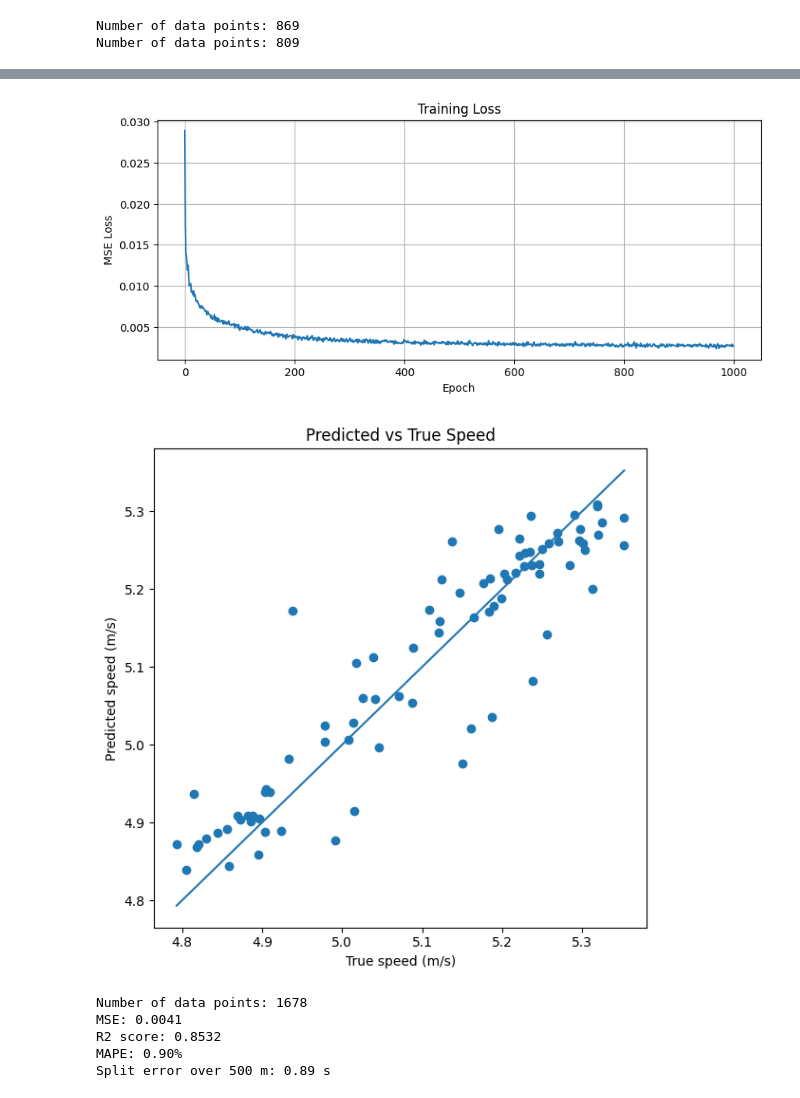
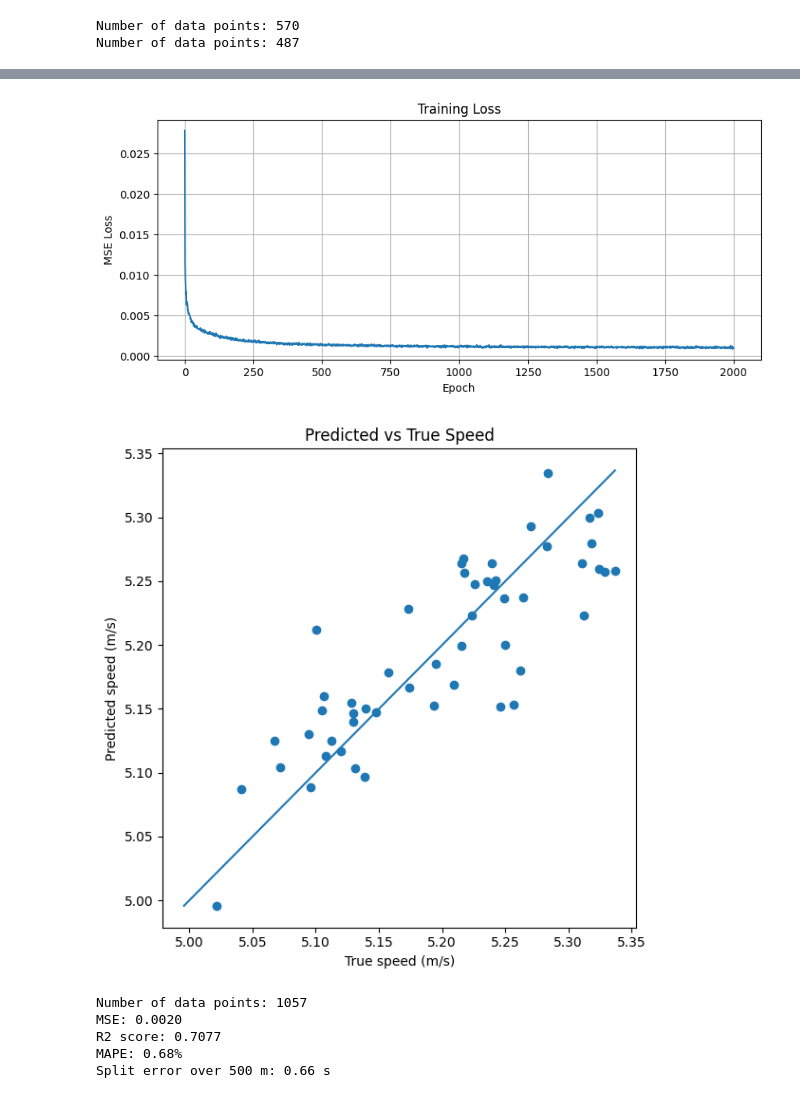
Before and after one commit to natejly/RowingSpeedPredictor, a Jupyter notebook: NN.ipynb, the cells around one changed output, grey strips where cells are left out. Saved outputs shown, nothing was run; the diff lists cells and outputs as text; code cells hidden in the pictures.

```diff
--- a/NN.ipynb
+++ b/NN.ipynb
@@ -1,5 +1,6 @@
 # %%
 
+# IMPORTANT - This notebook is setup using a minumim speed of 5 and not using previous speed
 import os
 import sys
 
@@ -20,10 +21,10 @@ w0 = 5
 pfe = 1
 split = 0.8
 use_previous_speed = False # True if use previous speed as feature
-min_speed = 4.75
+min_speed = 5
 learning_rate = 0.0005
 decay = 1e-7
-num_epochs = 1000
+num_epochs = 2000
 np.random.seed(420)
 paths = [
     'data/shell_1_strokes_2025-04-07.csv',
@@ -40,6 +41,7 @@ def process_df(path):
     # 5.25 is 1:35 -- hard rowing
     # 5.5 is 1:31 -- Around base pace
     df = df[df['speed_mps'] > min_speed]
+
     new_features = []
 
     for stroke_num, same_stroke in df.groupby('crew_stroke_number'):
@@ -102,8 +104,8 @@ feature_cols = [
     col for col in df.columns if col not in ['crew_stroke_number', 'speed_mps', 'distance_per_stroke_m']]
 target_col = 'speed_mps'
 # %% [output]
-Number of data points: 869
-Number of data points: 809
+Number of data points: 570
+Number of data points: 487
 # %%
 
 df_train = df.sample(frac=split)
@@ -165,8 +167,8 @@ for epoch in range(num_epochs):
         epoch_loss += loss.item()
     avg_loss = epoch_loss / len(train_loader)
     loss_history.append(avg_loss)
-    # Print progress every 10 epochs
-    if (epoch+1) % 25 == 0:
+    # Print progress every 50 epochs
+    if (epoch+1) % 50 == 0:
         print(f'Epoch [{epoch+1}/{num_epochs}], Loss: {avg_loss:.4f}')
 
 model.eval()
@@ -237,7 +239,7 @@ Epoch [1000/1000], Loss: 0.0027
-[figure, old version]
+[figure, new version]
-[figure, old version]
+[figure, new version]
-Number of data points: 1678
-MSE: 0.0041
-R2 score: 0.8532
-MAPE: 0.90%
-Split error over 500 m: 0.89 s
+Number of data points: 1057
+MSE: 0.0020
+R2 score: 0.7077
+MAPE: 0.68%
+Split error over 500 m: 0.66 s
```
Also changed, not shown: parts of 1 cell of this notebook, 8 other files.
